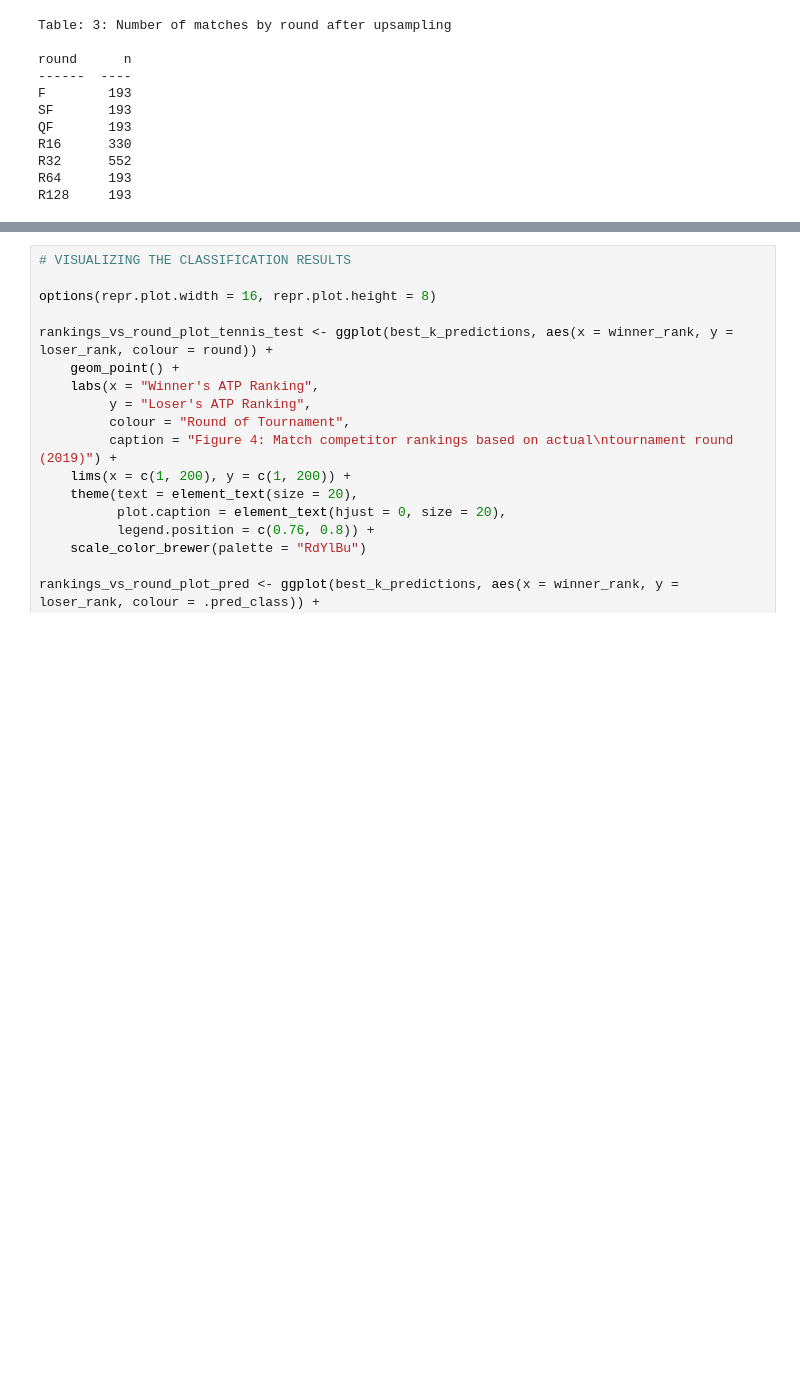
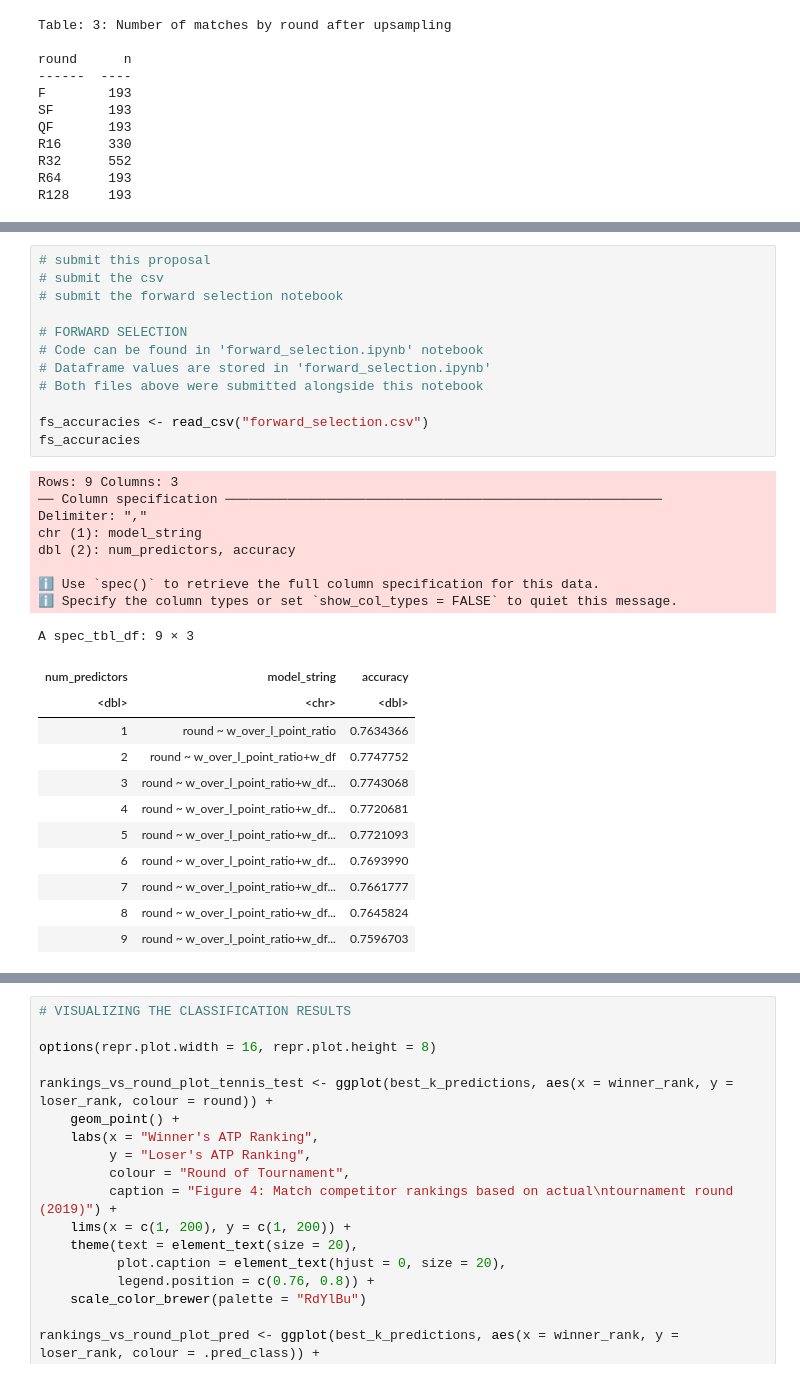
Before and after one commit to ben-westmore/dsci-100-2022w1-group-177, a Jupyter notebook: group177_report.ipynb, the cells around one changed output, grey strips where cells are left out. Drawn from its saved outputs; the diff is of its cells as text; blank space fills up the shorter version.

Commit message:
Removed forward selection code from proposal notebook, and read in the FS accuracy results from the .csv file

```diff
--- a/group177_report.ipynb
+++ b/group177_report.ipynb
@@ -309,3 +249,36 @@ A tibble: 9 × 3
+# %%
+# submit this proposal
+# submit the csv
+# submit the forward selection notebook
+
+# FORWARD SELECTION
+# Code can be found in 'forward_selection.ipynb' notebook
+# Dataframe values are stored in 'forward_selection.ipynb'
+# Both files above were submitted alongside this notebook
+
+fs_accuracies <- read_csv("forward_selection.csv")
+fs_accuracies
+# %% [output]
+Rows: 9 Columns: 3
+── Column specification ────────────────────────────────────────────────────────
+Delimiter: ","
+chr (1): model_string
+dbl (2): num_predictors, accuracy
+
+ℹ Use `spec()` to retrieve the full column specification for this data.
+ℹ Specify the column types or set `show_col_types = FALSE` to quiet this message.
+A spec_tbl_df: 9 × 3
+| num_predictors | model_string | accuracy |
+| <dbl> | <chr> | <dbl> |
+| 1 | round ~ w_over_l_point_ratio | 0.7634366 |
+| 2 | round ~ w_over_l_point_ratio+w_df | 0.7747752 |
+| 3 | round ~ w_over_l_point_ratio+w_df... | 0.7743068 |
+| 4 | round ~ w_over_l_point_ratio+w_df... | 0.7720681 |
+| 5 | round ~ w_over_l_point_ratio+w_df... | 0.7721093 |
+| 6 | round ~ w_over_l_point_ratio+w_df... | 0.7693990 |
+| 7 | round ~ w_over_l_point_ratio+w_df... | 0.7661777 |
+| 8 | round ~ w_over_l_point_ratio+w_df... | 0.7645824 |
+| 9 | round ~ w_over_l_point_ratio+w_df... | 0.7596703 |
 # %%
 set.seed(2019)
 
```
Also changed, not shown: parts of 5 cells of this notebook.
